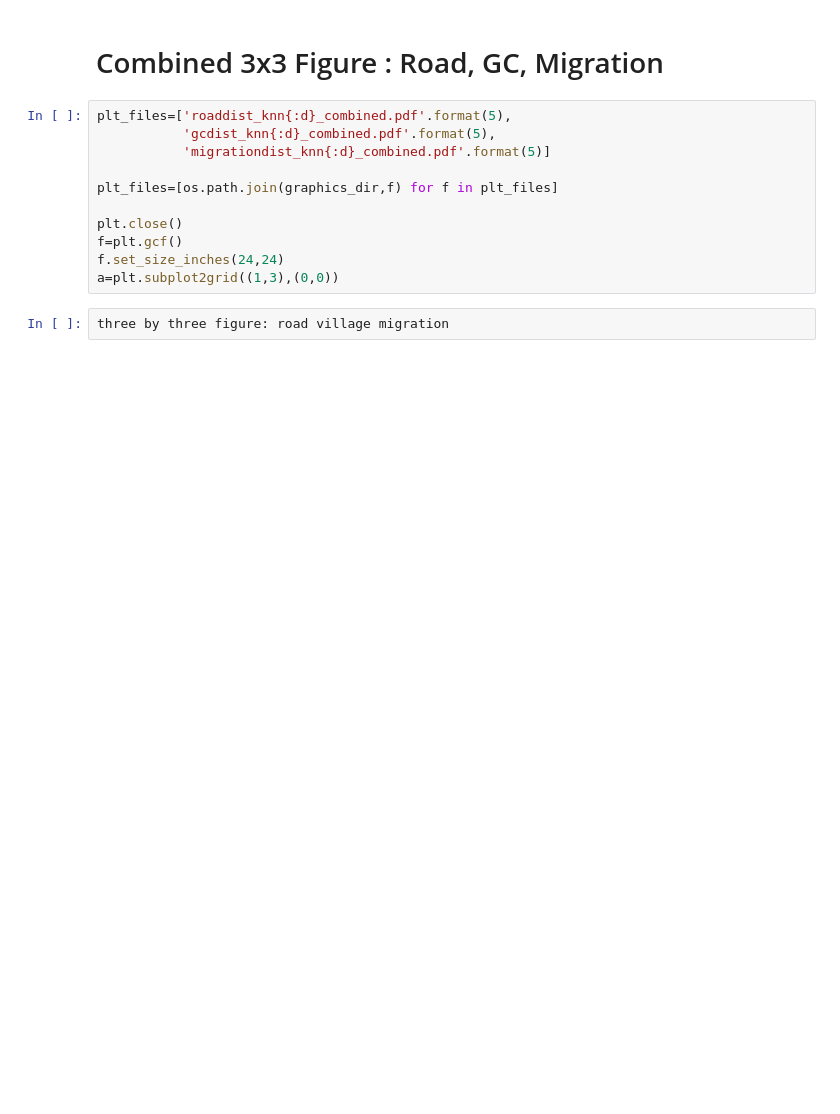
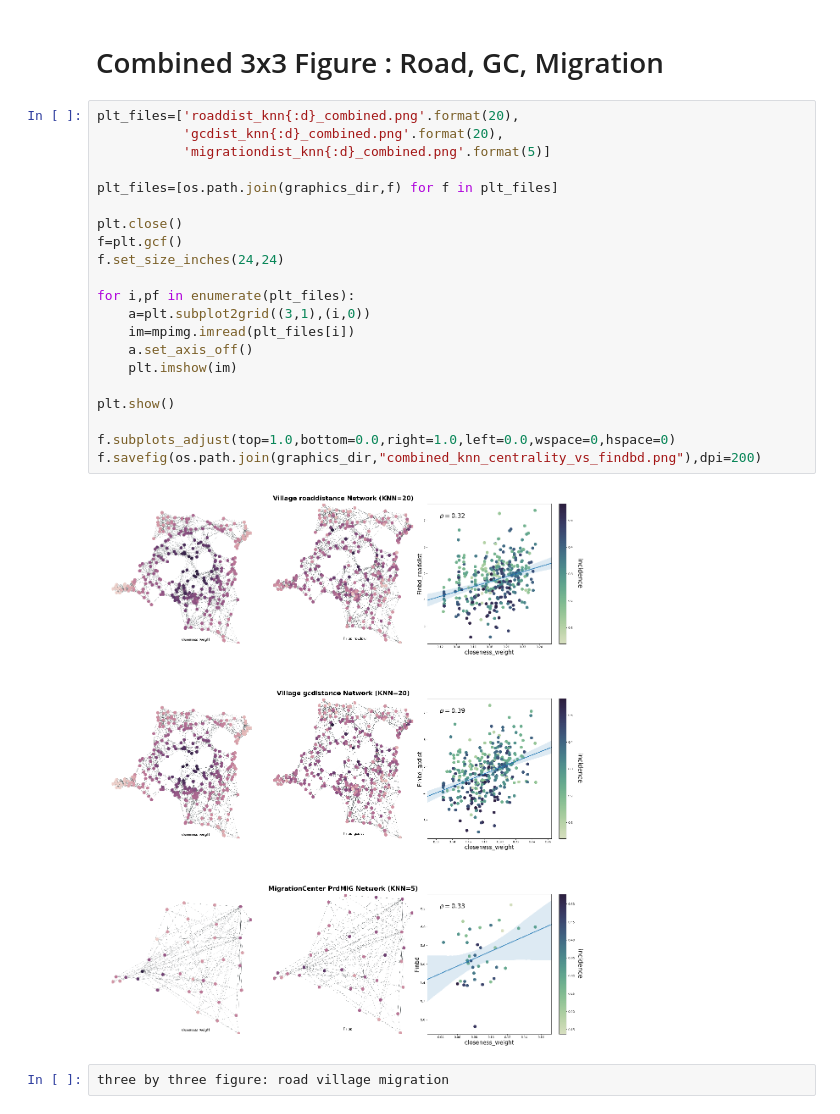
Before and after one commit to nickbrazeau/Thesis-Hackathon_Space_the_Final_Miptier, a Jupyter notebook: analyses/centrality_analyses/compare_GC_distance_centralities_with_genetic_distance.ipynb, the cells around one changed output. Cells and saved outputs as stored; diff of their text form; blank space fills up the shorter version.

```diff
--- a/analyses/centrality_analyses/compare_GC_distance_centralities_with_genetic_distance.ipynb
+++ b/analyses/centrality_analyses/compare_GC_distance_centralities_with_genetic_distance.ipynb
@@ -1663,15 +1663,27 @@ plt.show()
 # %% [markdown]
 # Combined 3x3 Figure : Road, GC, Migration
 # %%
-plt_files=['roaddist_knn{:d}_combined.pdf'.format(5),
-           'gcdist_knn{:d}_combined.pdf'.format(5),
-           'migrationdist_knn{:d}_combined.pdf'.format(5)]
+plt_files=['roaddist_knn{:d}_combined.png'.format(20),
+           'gcdist_knn{:d}_combined.png'.format(20),
+           'migrationdist_knn{:d}_combined.png'.format(5)]
 
 plt_files=[os.path.join(graphics_dir,f) for f in plt_files]
 
 plt.close()
 f=plt.gcf()
 f.set_size_inches(24,24)
-a=plt.subplot2grid((1,3),(0,0))
+
+for i,pf in enumerate(plt_files):
+    a=plt.subplot2grid((3,1),(i,0))
+    im=mpimg.imread(plt_files[i])
+    a.set_axis_off()
+    plt.imshow(im)
+
+plt.show()
+
+f.subplots_adjust(top=1.0,bottom=0.0,right=1.0,left=0.0,wspace=0,hspace=0)
+f.savefig(os.path.join(graphics_dir,"combined_knn_centrality_vs_findbd.png"),dpi=200)
+# %% [output]
+[figure, added]
 # %%
 three by three figure: road village migration
```
Also changed, not shown: parts of 2 cells of this notebook, 1 other file.
